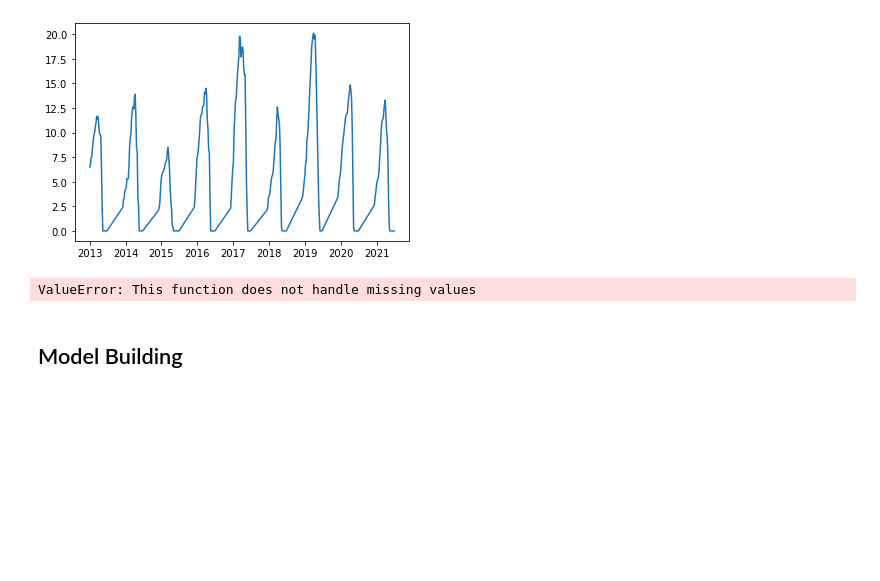
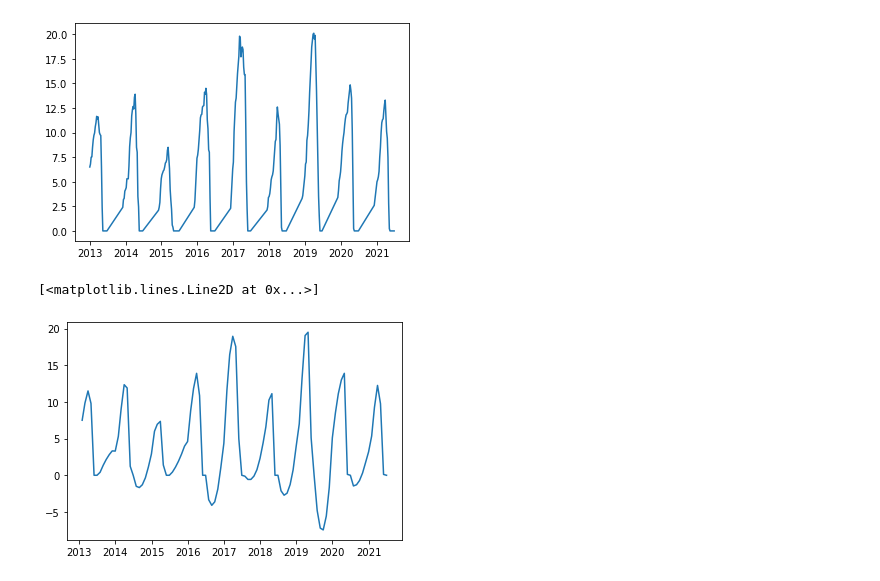
Before and after one commit to hanis-z/Snow-water-equivalent, a Jupyter notebook: src/EDA.ipynb, the cells around one changed output. Drawn from its saved outputs; the diff is of its cells as text; code cells hidden in the pictures; blank space fills up the shorter version.

Commit message:
Update EDA & Data Processing notebook, add new figures

```diff
--- a/src/EDA.ipynb
+++ b/src/EDA.ipynb
@@ -287,28 +366,14 @@ ValueError: You must specify the order of the spline or polynomial.
+# %%
+gm_resampled = gm_melted.resample('M').median()
+
+gm_resampled = gm_resampled.interpolate(method='spline', order = 2)
 # %%
 plt.plot(gm_melted['Washington'])
 # %% [output]
 [<matplotlib.lines.Line2D at 0x...>]
 [figure]
-# %%
-#Decomposing
-decomposition = seasonal_decompose(gm_resampled['Washington'])
-
-#Plot gathered statistics
-plt.figure(figsize=(12, 8))
-plt.subplot(411)
-plt.plot(gm_melted['Washington'], label='Original')
-plt.legend(loc='upper left')
-plt.subplot(412)
-plt.plot(decomposition.trend, label='Trend')
-plt.legend(loc='upper left')
-plt.subplot(413)
-plt.plot(decomposition.seasonal,label='Seasonality')
-plt.legend(loc='upper left')
-plt.subplot(414)
-plt.plot(decomposition.residual, label='Residuals')
-plt.legend(loc='upper left')
-plt.tight_layout()
-# %% [output]
-ValueError: This function does not handle missing values
-# %% [markdown]
-## Model Building
+# %%
+plt.plot(gm_resampled['Washington'])
+# %% [output]
+[<matplotlib.lines.Line2D at 0x...>]
+[figure, added]
```
Also changed, not shown: parts of 23 cells of this notebook, 5 other files.
